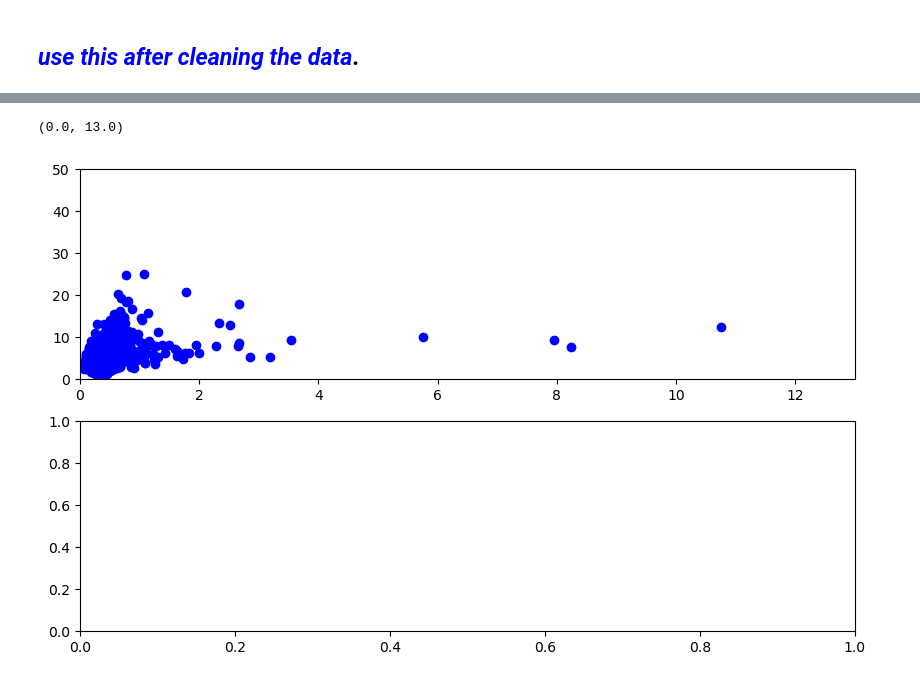
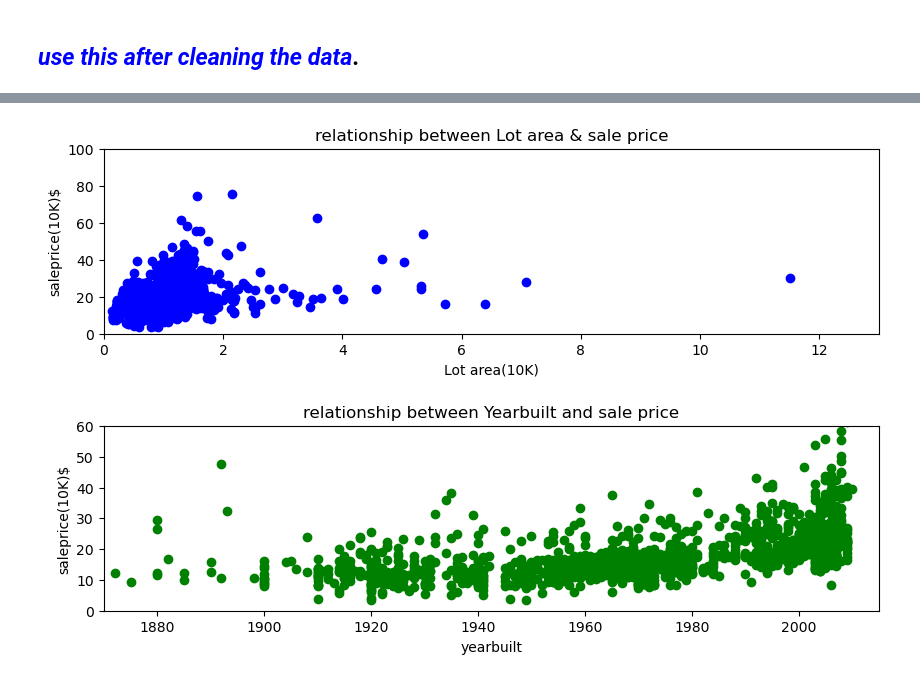
Before and after one commit to AmirGhnbr/house-price-prediction, a Jupyter notebook: house-price-prediction.ipynb, the cells around one changed output, grey strips where cells are left out. Cells and saved outputs as stored; diff of their text form; code cells hidden in the pictures.

Commit message:
preprocess data

```diff
--- a/house-price-prediction.ipynb
+++ b/house-price-prediction.ipynb
@@ -98,12 +100,24 @@ IndexError: Inconsistent shape between the condition and the input (got (81, 1)
 # %%
 ## plot the relationship between LotArea & YearBuilt and saleprice
 fig , (ax1,ax2) = plt.subplots(nrows=2,ncols=1,figsize=(10,6))
+plt.subplots_adjust(hspace=0.5)
 
-scatter = ax1.scatter(x= housing_data_train["LotArea"]/20000,
-                      y= housing_data_train["SalePrice"]/30000,
+scatter = ax1.scatter(x= housing_data_train["LotArea"]/10000,
+                      y= housing_data_train["SalePrice"]/10000,
                       c="blue")
-ax1.set_ylim((0,50))
+ax1.set_ylim((0,100))
 ax1.set_xlim((0,13))
+ax1.set(title="relationship between Lot area & sale price",
+        ylabel="saleprice(10K)$",
+        xlabel="Lot area(10K)")
+
+scatter = ax2.scatter(x = housing_data_train["YearBuilt"],
+                      y= housing_data_train["SalePrice"]/10000,
+                      c= "g")
+ax2.set_ylim((0,60))
+ax2.set_xlim((1870,2015))
+ax2.set(title = "relationship between Yearbuilt and sale price",
+        ylabel="saleprice(10K)$",
+        xlabel="yearbuilt");
 # %% [output]
-(0.0, 13.0)
-[figure, old version]
+[figure, new version]
```
Also changed, not shown: parts of 11 cells of this notebook.
